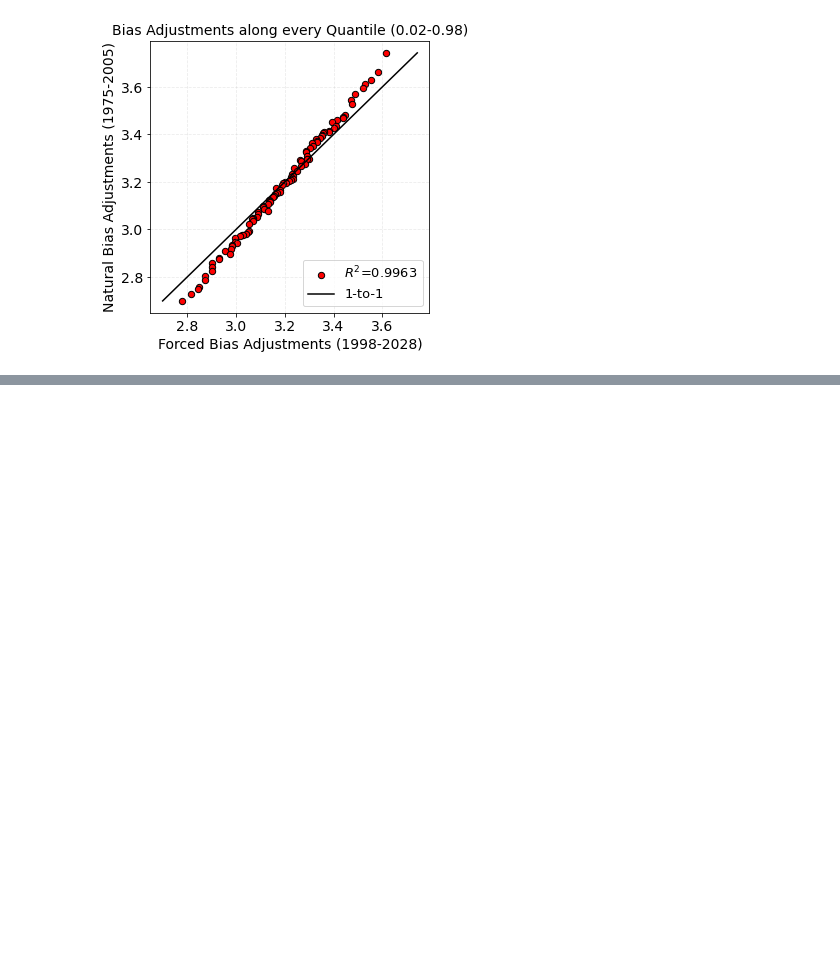
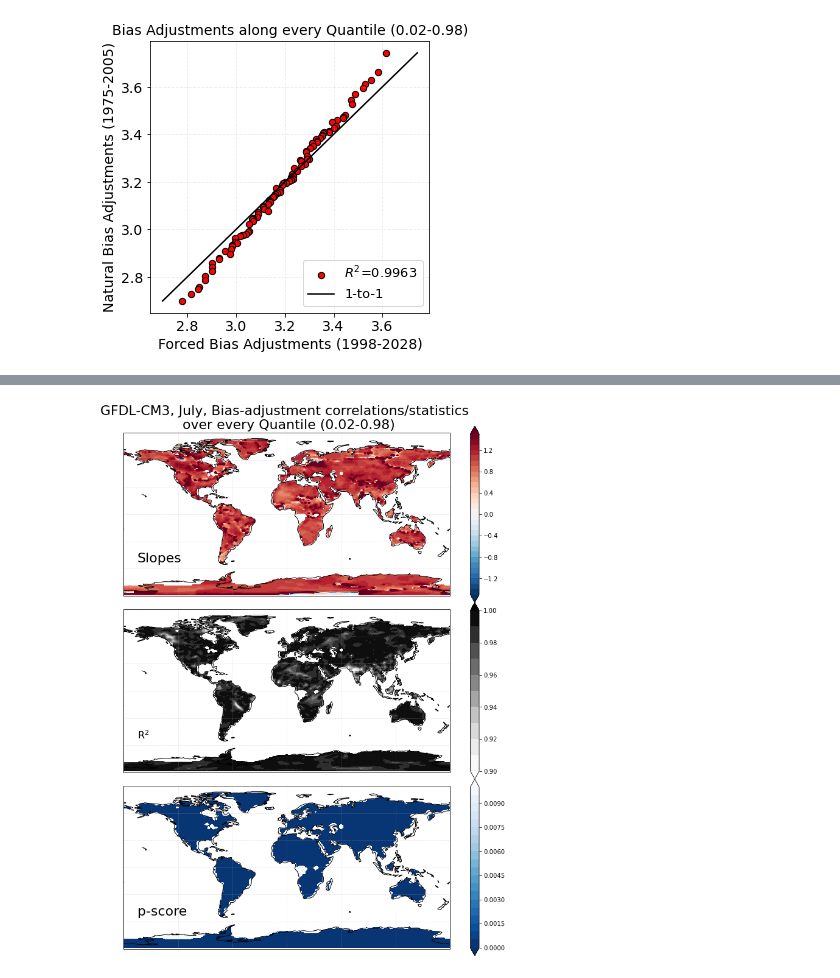
Before and after one commit to climatecentral/gilford22_attframework, a Jupyter notebook: BiasAdjust_comparison.ipynb, the cells around one changed output, grey strips where cells are left out. Saved outputs shown, nothing was run; the diff lists cells and outputs as text; code cells hidden in the pictures; blank space fills up the shorter version.

Commit message:
Finish comparison notebook draft//update figures+structural links

```diff
--- a/BiasAdjust_comparison.ipynb
+++ b/BiasAdjust_comparison.ipynb
@@ -322,0 +345,80 @@ Seasonal Cycle...
+# %%
+# get the natural and forced distributions queried at the quantiles at each geolocation
+forced_querydiff_raster=eg_storage['forced_xsimadj_BA'].TMAX.sel(time=eg_crossing_slice).quantile(query,dim='time')-eg_storage['forced_xsimadj_raw'].TMAX.sel(time=eg_crossing_slice).quantile(query,dim='time')
+natural_querydiff_raster=eg_storage['natural_xsimadj_BA'].TMAX.sel(time=eg_crossing_slice).quantile(query,dim='time')-eg_storage['natural_xsimadj_raw'].TMAX.sel(time=eg_crossing_slice).quantile(query,dim='time')
+# %%
+# regress the distributions against one another, apply over all geolocations
+slope,intercept,rvalue,pvalue,stderr = xr.apply_ufunc(
+    scipy.stats.linregress,
+    forced_querydiff_raster.rename({'quantile':'qi'}),
+    natural_querydiff_raster.rename({'quantile':'qi'}),
+    input_core_dims=[['qi'], ['qi']],
+    output_core_dims=[[],[],[],[],[]],
+    vectorize=True)
+# calculate the r-squared value
+rvalue_squared=rvalue**2
+# %%
+# wrap around the prime meridian before plotting
+slope_cyc=util.xr_add_cyclic_point(slope, 'lon')
+rvalue_squared_cyc=util.xr_add_cyclic_point(rvalue_squared, 'lon')
+pvalue_cyc=util.xr_add_cyclic_point(pvalue, 'lon')
+# %%
+# setup things for the plot
+
+# plot the result
+fig=plt.figure(figsize=(12,16))
+
+## SLOPES
+# create a subplot
+ax1 = plt.subplot(3, 1, 1, projection=ccrs.PlateCarree())
+# plot the
+datp1=ax1.contourf(slope_cyc.lon,slope_cyc.lat,
+                   slope_cyc, \
+                   levels=np.arange(-1.5,1.5+0.1,0.1), \
+                        transform=ccrs.PlateCarree(), \
+                        cmap='RdBu_r', extend='both')
+# draw the coastlines
+ax1.coastlines()
+ax1.gridlines(alpha=0.25,linestyle=(0, (5, 1)) )
+fig.colorbar(datp1)
+# add the scenario string
+plt.text(-165,-53,'Slopes',color='black',fontsize=22,transform=ccrs.PlateCarree())
+plt.title(mname+', July, Bias-adjustment correlations/statistics \n over every Quantile (0.02-0.98)',fontsize=22)
+
+## R-VALUES
+# create a subplot
+ax2 = plt.subplot(3, 1, 2, projection=ccrs.PlateCarree())
+# plot the
+datp2=ax2.contourf(rvalue_squared_cyc.lon,rvalue_squared_cyc.lat,
+                   rvalue_squared_cyc, \
+                   levels=np.arange(0.9,1.0+0.01,0.01), \
+                        transform=ccrs.PlateCarree(), \
+                        cmap='Greys', extend='both')
+# draw the coastlines
+ax2.coastlines()
+ax2.gridlines(alpha=0.25,linestyle=(0, (5, 1)) )
+fig.colorbar(datp2)
+# add the scenario string
+plt.text(-165,-53,'R$^2$',color='black',fontsize=16,transform=ccrs.PlateCarree())
+
+## P-VALUES
+# create a subplot
+ax3 = plt.subplot(3, 1, 3, projection=ccrs.PlateCarree())
+# plot the
+datp3=ax3.contourf(pvalue_cyc.lon,pvalue_cyc.lat,
+                   pvalue_cyc, \
+                   levels=np.arange(0,0.01+0.0005,0.0005), \
+                        transform=ccrs.PlateCarree(), \
+                        cmap='Blues_r', extend='both')
+# draw the coastlines
+ax3.coastlines()
+ax3.gridlines(alpha=0.25,linestyle=(0, (5, 1)) )
+fig.colorbar(datp3)
+# add the scenario string
+plt.text(-165,-53,'p-score',color='black',fontsize=22,transform=ccrs.PlateCarree())
+
+# adjust the white space between the subplots
+plt.subplots_adjust(wspace=0.15, hspace=0.)
+plt.show()
+# %% [output]
+[figure, added]
```
Also changed, not shown: parts of 6 cells of this notebook, 7 other files.
